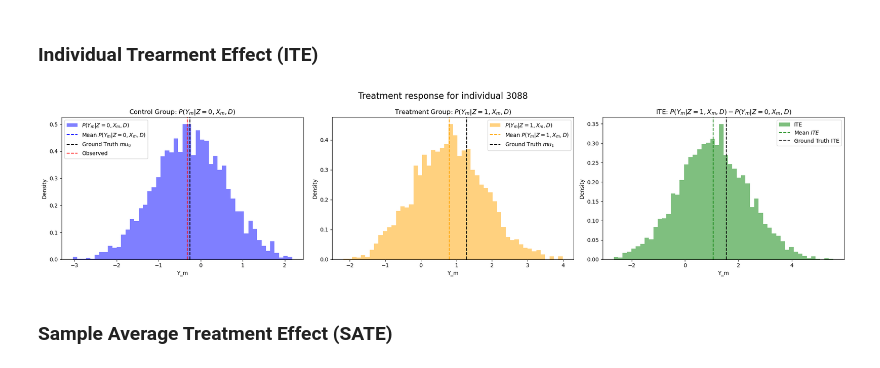
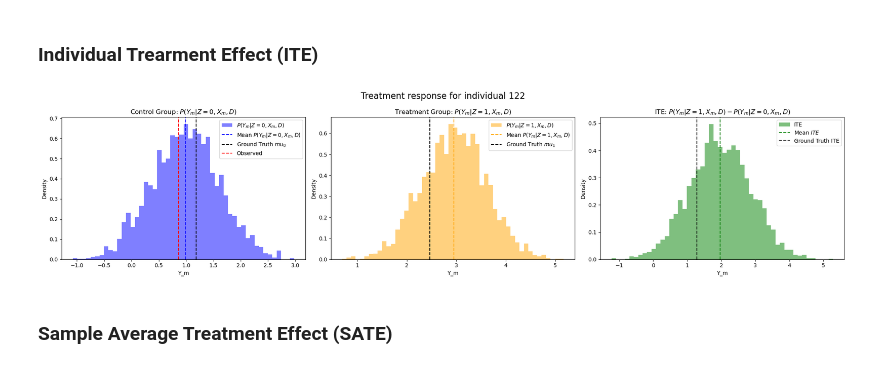
Before and after one commit to DamianPiuselli/Inferencia-Bayesiana-ACIC2016, a Jupyter notebook: rs_bart.ipynb, the cells around one changed output. Saved outputs shown, nothing was run; the diff lists cells and outputs as text; code cells hidden in the pictures.

```diff
--- a/rs_bart.ipynb
+++ b/rs_bart.ipynb
@@ -90,10 +90,10 @@ with pm.Model() as model1:
     X_combined = pm.Data("X_combined", X_encoded.assign(treatment=z))
 
     # Define BART model
-    mu = pmb.BART("mu", X_combined, Y=y)
+    mu = pmb.BART("mu", X_combined, Y=y, m = 200)
 
     # Likelihood
-    sigma = pm.HalfNormal("sigma", sigma=4)
+    sigma = pm.InverseGamma("sigma", alpha=1, beta=2)
     y_obs = pm.Normal("y_obs", mu=mu, sigma=sigma, observed=y)
 
 model1
@@ -180,7 +164,7 @@ ground_truth.head()
 # %% [markdown]
 ### Individual Trearment Effect (ITE)
 # %%
-m = np.random.randint(0, X.shape[0])
+m = 122
 
 
 fig, axs = plt.subplots(1, 3, figsize=(21, 5))
@@ -249,34 +233,34 @@ axs[2].hist(
     density=True,
     color="green",
     alpha=0.5,
     label="ITE",
 )
 axs[2].axvline(
     np.mean(pp_treated["mu"].values[m, :] - pp_control["mu"].values[m, :]),
     color="green",
     linestyle="--",
     alpha=1,
     label="Mean $ITE$",
 )
 axs[2].axvline(
     ground_truth["mu1"][m] - ground_truth["mu0"][m],
     color="BLACK",
     linestyle="--",
     alpha=1,
     label="Ground Truth ITE",
 )
 
 
 for ax in axs:
     ax.legend()
     ax.set_xlabel("Y_m")
     ax.set_ylabel("Density")
 
 plt.suptitle(f"Treatment response for individual {m}", fontsize=16)
 
 plt.tight_layout()
 # %% [output]
-[figure, old version]
+[figure, new version]
 # %% [markdown]
 ### Sample Average Treatment Effect (SATE)
 # %%
```
Also changed, not shown: parts of 11 cells of this notebook.
